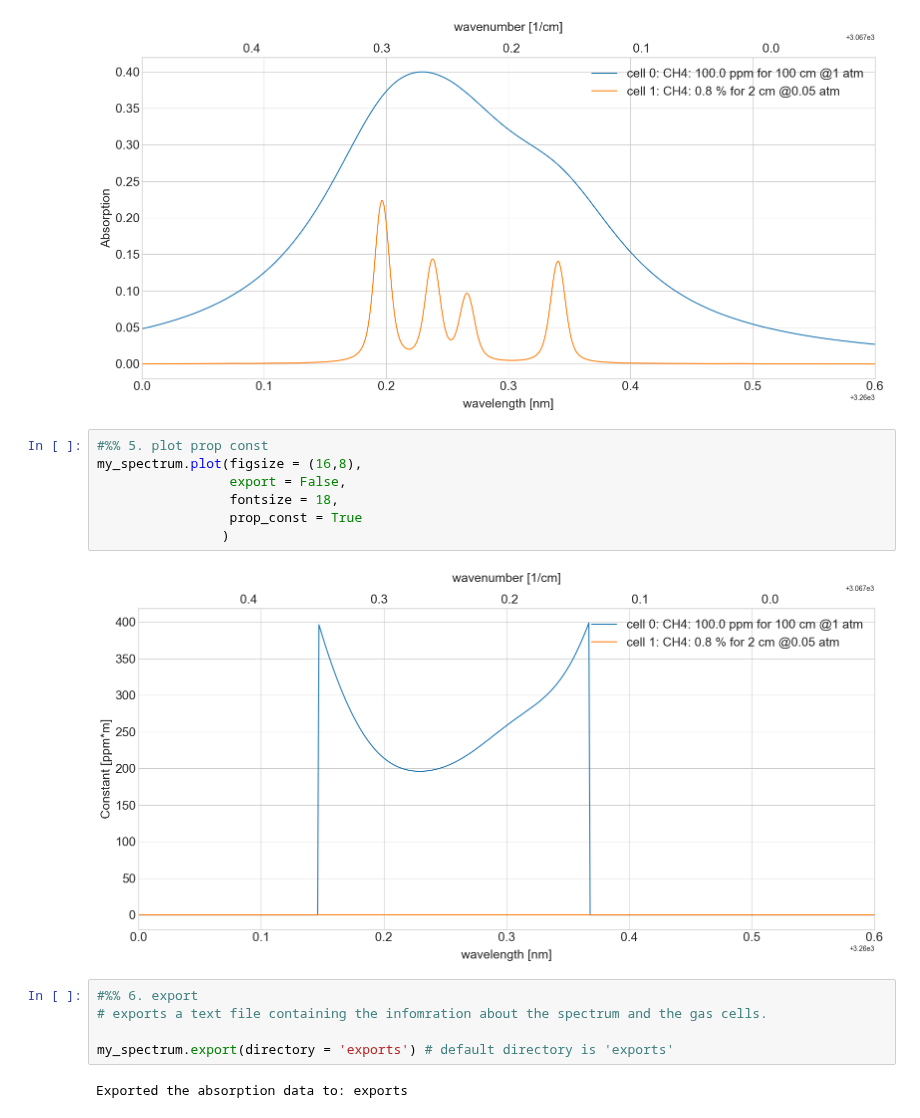
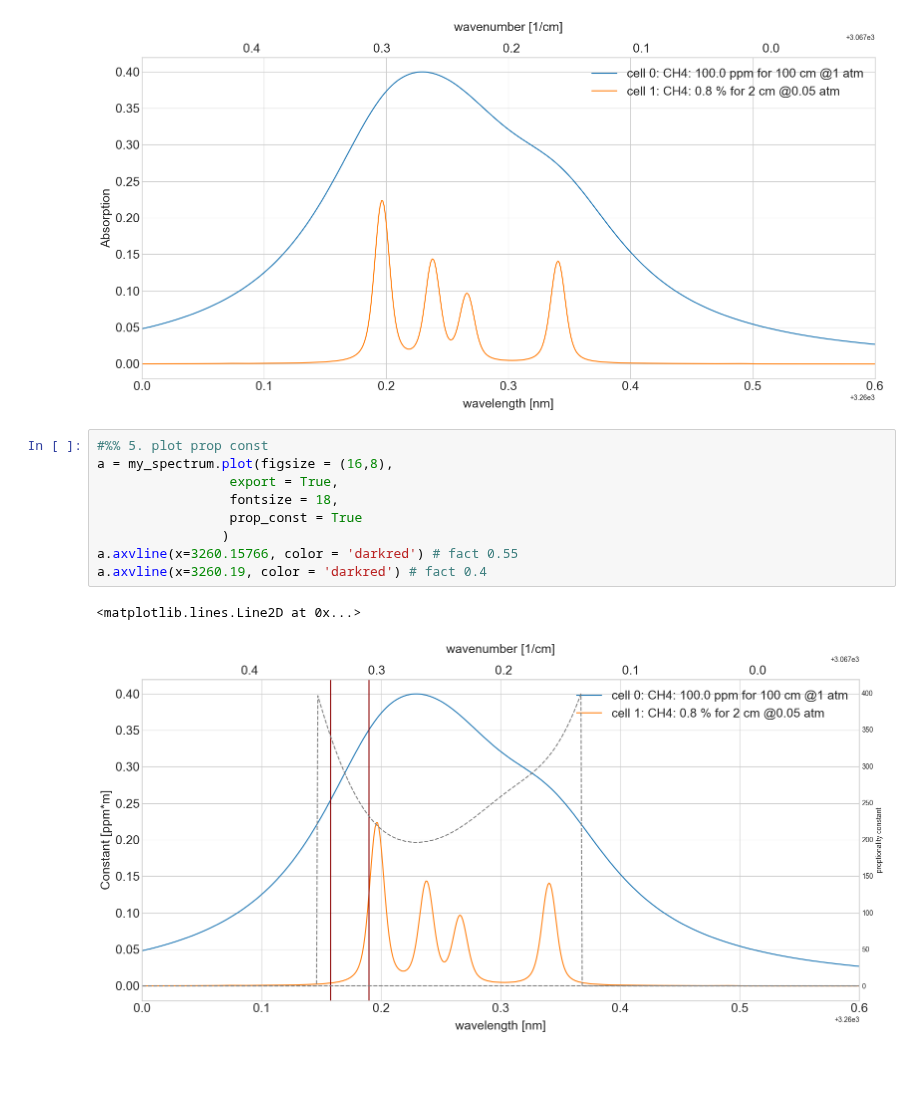
Before and after one commit to dermahax/spectracalc_hapi, a Jupyter notebook: saved_spectra/CH4_Sensitvity_Tuning.ipynb, the cells around one changed output. Cells and saved outputs as stored; diff of their text form; blank space fills up the shorter version.

Commit message:
Improved proportionality constant plot function

```diff
--- a/saved_spectra/CH4_Sensitvity_Tuning.ipynb
+++ b/saved_spectra/CH4_Sensitvity_Tuning.ipynb
@@ -77,17 +81,13 @@ Gas cell 1:
 [figure]
 # %%
 #%% 5. plot prop const
-my_spectrum.plot(figsize = (16,8),
-                 export = False,
+a = my_spectrum.plot(figsize = (16,8),
+                 export = True,
                  fontsize = 18,
                  prop_const = True
                 )
+a.axvline(x=3260.15766, color = 'darkred') # fact 0.55
+a.axvline(x=3260.19, color = 'darkred') # fact 0.4
 # %% [output]
+<matplotlib.lines.Line2D at 0x...>
-[figure, old version]
+[figure, new version]
-# %%
-#%% 6. export
-# exports a text file containing the infomration about the spectrum and the gas cells.
-
-my_spectrum.export(directory = 'exports') # default directory is 'exports'
-# %% [output]
-Exported the absorption data to: exports
```
Also changed, not shown: parts of 4 cells of this notebook, 2 other files.
